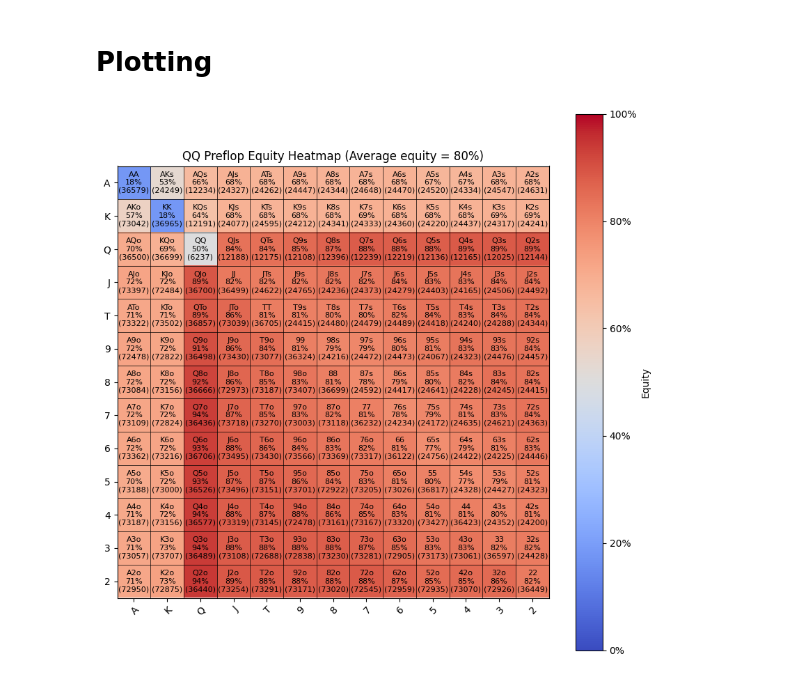
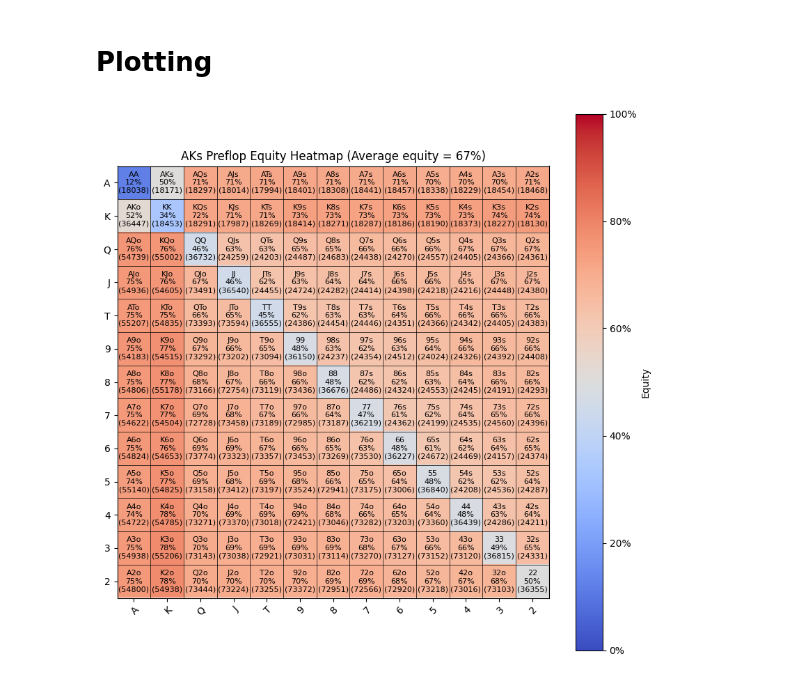
Before and after one commit to PeterFavero/monte_carlo_equity, a Jupyter notebook: preflop_equity.ipynb, the cells around one changed output. Cells and saved outputs as stored; diff of their text form; code cells hidden in the pictures.

```diff
--- a/preflop_equity.ipynb
+++ b/preflop_equity.ipynb
@@ -17,8 +17,8 @@ for i in range(13):
 # %% [markdown]
 # Plotting
 # %%
-preflop_equity_dict = joblib.load("files/preflop_equity_dict.joblib")
+preflop_equity_dict = joblib.load("files/equity_dicts/preflop_equity_dict.joblib")
 # %%
-plot_preflop_equity_matrix("QQ", preflop_equity_dict)
+plot_preflop_equity_matrix("AKs", preflop_equity_dict)
 # %% [output]
-[figure, old version]
+[figure, new version]
```
Also changed, not shown: 3 other files.
